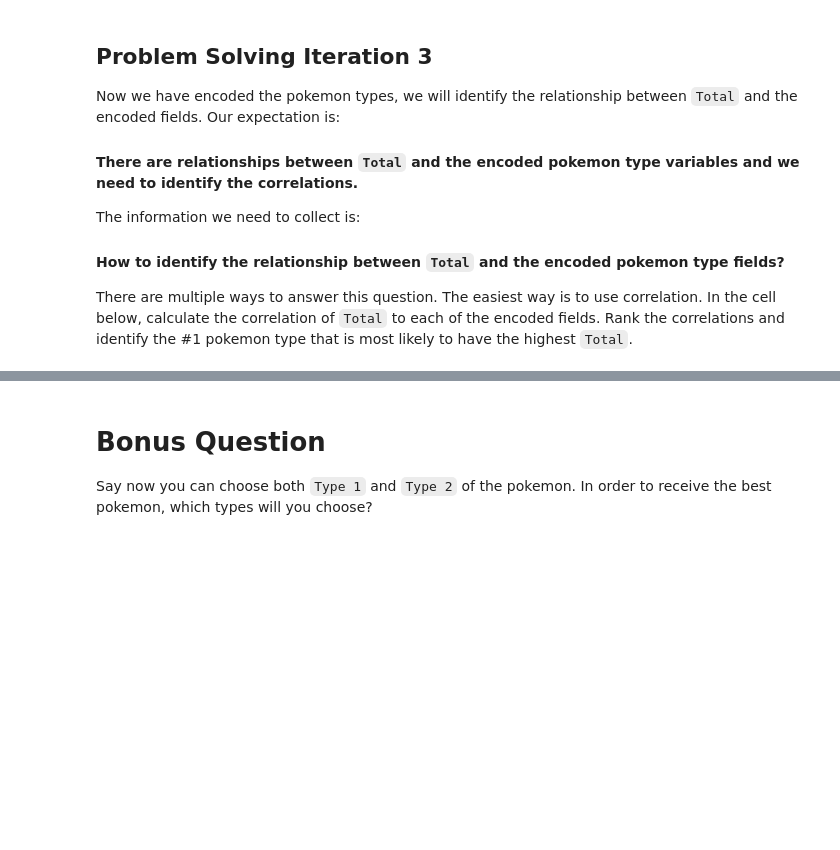
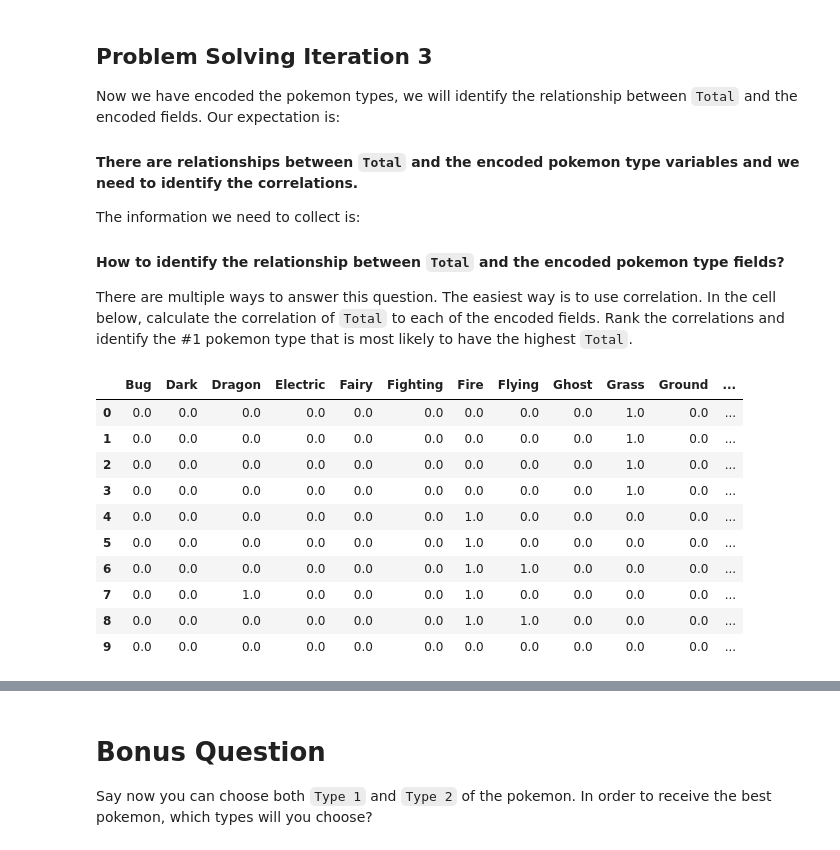
Before and after one commit to chrislacarte/dataframe_calculations_practice, a Jupyter notebook: your-code/challenge-2.ipynb, the cells around one changed output, grey strips where cells are left out. Cells and saved outputs as stored; diff of their text form; code cells hidden in the pictures; blank space fills up the shorter version.

```diff
--- a/your-code/challenge-2.ipynb
+++ b/your-code/challenge-2.ipynb
@@ -146,0 +207,18 @@ There are multiple ways to answer this question. The easiest way is to use corre
+# %%
+# Correlation of Total to Type 1 and Type 2 :
+# We incorprate the TOTAL column to the OneHotEncoder we created:
+combined_types['Total'] = pokemon['Total']
+
+combined_types.head(10)
+# %% [output]
+|  | Bug | Dark | Dragon | Electric | Fairy | Fighting | Fire | Flying | Ghost | Grass | Ground | ... |
+| 0 | 0.0 | 0.0 | 0.0 | 0.0 | 0.0 | 0.0 | 0.0 | 0.0 | 0.0 | 1.0 | 0.0 | ... |
+| 1 | 0.0 | 0.0 | 0.0 | 0.0 | 0.0 | 0.0 | 0.0 | 0.0 | 0.0 | 1.0 | 0.0 | ... |
+| 2 | 0.0 | 0.0 | 0.0 | 0.0 | 0.0 | 0.0 | 0.0 | 0.0 | 0.0 | 1.0 | 0.0 | ... |
+| 3 | 0.0 | 0.0 | 0.0 | 0.0 | 0.0 | 0.0 | 0.0 | 0.0 | 0.0 | 1.0 | 0.0 | ... |
+| 4 | 0.0 | 0.0 | 0.0 | 0.0 | 0.0 | 0.0 | 1.0 | 0.0 | 0.0 | 0.0 | 0.0 | ... |
+| 5 | 0.0 | 0.0 | 0.0 | 0.0 | 0.0 | 0.0 | 1.0 | 0.0 | 0.0 | 0.0 | 0.0 | ... |
+| 6 | 0.0 | 0.0 | 0.0 | 0.0 | 0.0 | 0.0 | 1.0 | 1.0 | 0.0 | 0.0 | 0.0 | ... |
+| 7 | 0.0 | 0.0 | 1.0 | 0.0 | 0.0 | 0.0 | 1.0 | 0.0 | 0.0 | 0.0 | 0.0 | ... |
+| 8 | 0.0 | 0.0 | 0.0 | 0.0 | 0.0 | 0.0 | 1.0 | 1.0 | 0.0 | 0.0 | 0.0 | ... |
+| 9 | 0.0 | 0.0 | 0.0 | 0.0 | 0.0 | 0.0 | 0.0 | 0.0 | 0.0 | 0.0 | 0.0 | ... |
```
Also changed, not shown: parts of 13 cells of this notebook, 1 other file.
